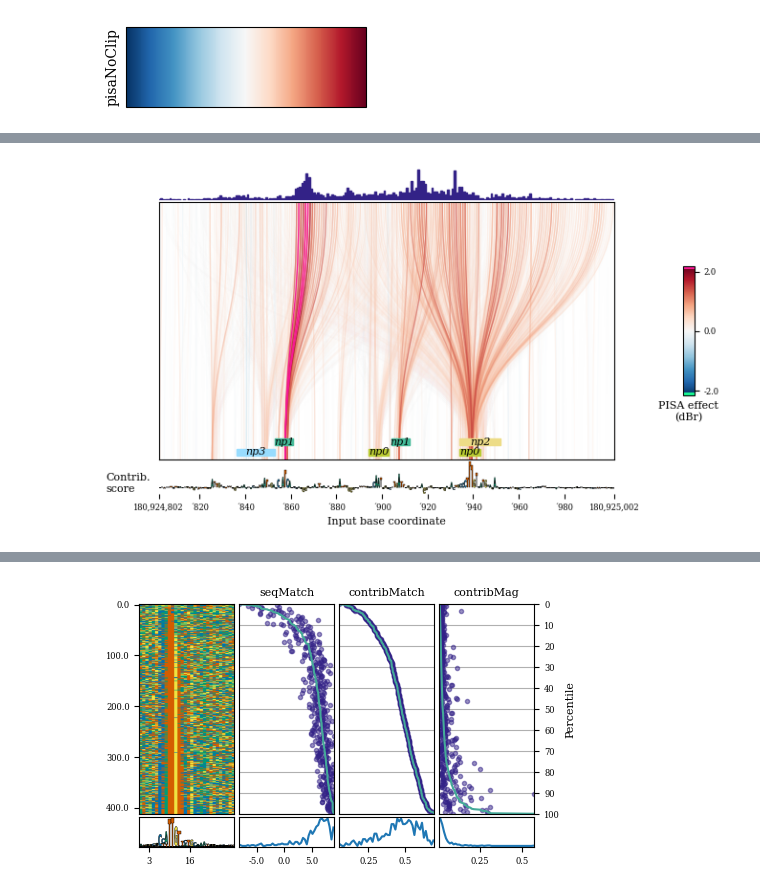
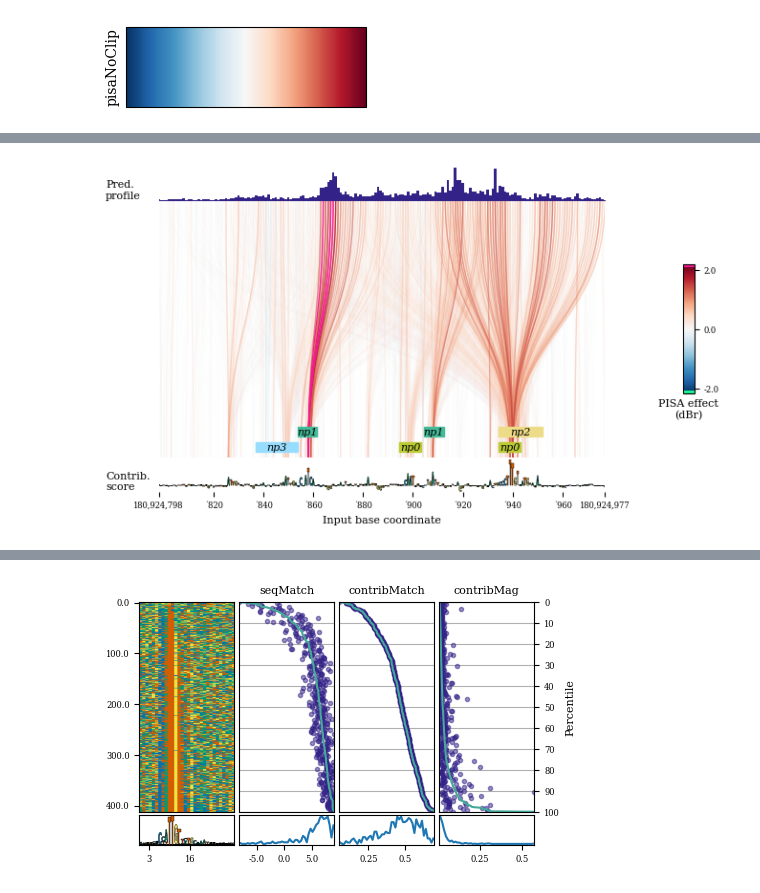
Before and after one commit to mmtrebuchet/bpreveal, a Jupyter notebook: doc/demos/documentationFigures.ipynb, the cells around one changed output, grey strips where cells are left out. Cells and saved outputs as stored; diff of their text form; code cells hidden in the pictures.

```diff
--- a/doc/demos/documentationFigures.ipynb
+++ b/doc/demos/documentationFigures.ipynb
@@ -154,8 +154,8 @@ pisaSection = {
 
 coordinatesSection = {
     "genome-fasta": GENOME_FASTA,
-    "midpoint-offset": 1150,
-    "input-slice-width": 200,
+    "midpoint-offset": 1135,
+    "input-slice-width": 180,
     "output-slice-width": 500,
     "genome-window-start": windowStart,
     "genome-window-chrom": windowChrom
@@ -179,7 +179,8 @@ figureSectionPlot = {
     "bottom": 0.13,
     "width": 0.8,
     "height": 0.85,
-    "color-span": 0.5
+    "color-span": 0.5,
+    "miniature": False
 }
 
 plotConfig = {
@@ -188,8 +189,7 @@ plotConfig = {
     "importance": importanceSection,
     "predictions": predictionSection,
     "annotations": annotationSection,
-    "figure": figureSectionPlot,
-    "miniature": False
+    "figure": figureSectionPlot
 }
 
 
@@ -203,28 +255,27 @@ fig.savefig("../presentations/pisaPlot.png", dpi=300)
 # %%
 fig = plt.figure(figsize=(7,4))
 #fig.add_axes([0,0,1,1])
 
 figureSectionGraph = {
     "left": 0.12,
     "bottom": 0.13,
     "width": 0.8,
     "height": 0.85,
-    "color-span": 0.5
+    "color-span": 0.5,
+    "annotation-height": 0.2,
+    "miniature": False
 }
 
 graphConfig = {
     "pisa": pisaSection,
     "coordinates": coordinatesSection,
     "importance": importanceSection,
     "predictions": predictionSection,
     "annotations": annotationSection,
     "figure": figureSectionGraph,
     "min-value": 0.1
 }
-#bprplots.plotPisa(plotConfig, fig);
-#nc = r["name-colors"]
-#annotationSection["name-colors"] = nc
 bprplots.plotPisaGraph(graphConfig, fig);
 fig.savefig("../presentations/pisaGraph.png", dpi=300)
 # %% [output]
-[figure, old version]
+[figure, new version]
```
Also changed, not shown: parts of 6 cells of this notebook, 14 other files.
